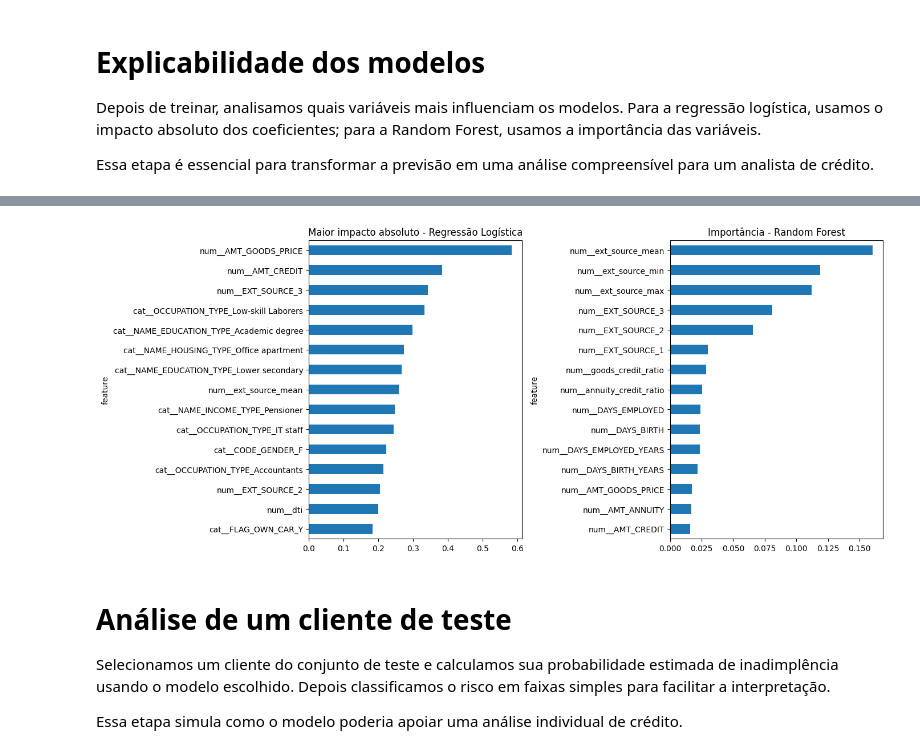
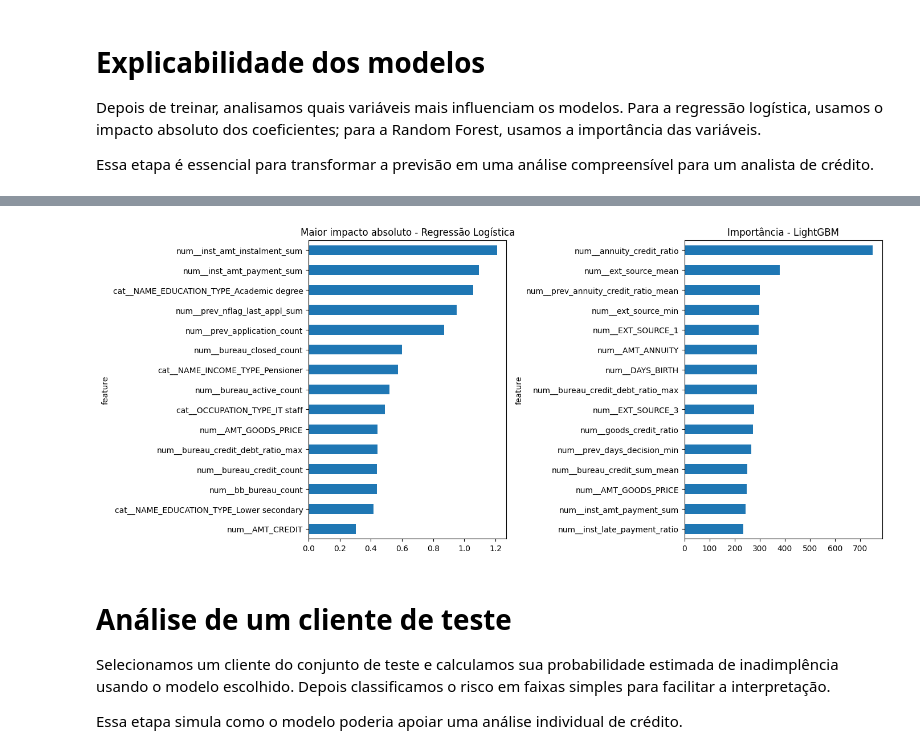
Before and after one commit to la-becca/Projects, a Jupyter notebook: Projeto_Analista_de_Credito_com_IA/Projeto_Analista_de_Crédito_com_IA.ipynb, the cells around one changed output, grey strips where cells are left out. Saved outputs shown, nothing was run; the diff lists cells and outputs as text; code cells hidden in the pictures.

Commit message:
Adiciona modelos XGBoost e LightGBM

```diff
--- a/Projeto_Analista_de_Credito_com_IA/Projeto_Analista_de_Crédito_com_IA.ipynb
+++ b/Projeto_Analista_de_Credito_com_IA/Projeto_Analista_de_Crédito_com_IA.ipynb
@@ -677,0 +814,20 @@ Pipeline(steps=[('preprocess',
+# %%
+# LightGBM
+from lightgbm import LGBMClassifier
+
+modelLGBM = Pipeline(steps=[
+    ("preprocess", preprocess_tree),
+    ("model", LGBMClassifier(
+        n_estimators=500,
+        learning_rate=0.03,
+        num_leaves=31,
+        subsample=0.8,
+        colsample_bytree=0.8,
+        class_weight="balanced",
+        random_state=42,
+        n_jobs=-1,
+        verbose=-1
+    ))
+])
+
+modelLGBM.fit(X_train, y_train)
@@ -794,25 +1016,33 @@ Essa etapa é essencial para transformar a previsão em uma análise compreensí
 # %%
 from IPython.display import display
 
-feature_names_lr = modelLR.named_steps["preprocess"].get_feature_names_out()
-feature_names_rf = modelRF.named_steps["preprocess"].get_feature_names_out()
+feature_names_escolhido = modelo_escolhido.named_steps["preprocess"].get_feature_names_out()
+estimador_escolhido = modelo_escolhido.named_steps["model"]
 
-coeficientes_lr = pd.DataFrame({
-    "feature": feature_names_lr,
-    "coeficiente_regressao_logistica": modelLR.named_steps["model"].coef_[0]
-})
-coeficientes_lr["impacto_absoluto"] = coeficientes_lr["coeficiente_regressao_logistica"].abs()
-coeficientes_lr = coeficientes_lr.sort_values("impacto_absoluto", ascending=False)
+if hasattr(modelLR.named_steps["model"], "coef_"):
+    feature_names_lr = modelLR.named_steps["preprocess"].get_feature_names_out()
+    coeficientes_lr = pd.DataFrame({
+        "feature": feature_names_lr,
+        "coeficiente_regressao_logistica": modelLR.named_steps["model"].coef_[0]
+    })
+    coeficientes_lr["impacto_absoluto"] = coeficientes_lr["coeficiente_regressao_logistica"].abs()
+    coeficientes_lr = coeficientes_lr.sort_values("impacto_absoluto", ascending=False)
+    display(coeficientes_lr.head(20))
 
-importancias_rf = pd.DataFrame({
-    "feature": feature_names_rf,
-    "importancia_random_forest": modelRF.named_steps["model"].feature_importances_
-}).sort_values("importancia_random_forest", ascending=False)
+if hasattr(estimador_escolhido, "feature_importances_"):
+    importancias_modelo = pd.DataFrame({
+        "feature": feature_names_escolhido,
+        "importancia_modelo_escolhido": estimador_escolhido.feature_importances_
+    }).sort_values("importancia_modelo_escolhido", ascending=False)
+else:
+    importancias_modelo = pd.DataFrame({
+        "feature": feature_names_escolhido,
+        "impacto_absoluto_modelo_escolhido": abs(estimador_escolhido.coef_[0])
+    }).sort_values("impacto_absoluto_modelo_escolhido", ascending=False)
 
-principais_fatores_modelo = importancias_rf.head(8)["feature"].tolist()
+principais_fatores_modelo = importancias_modelo.head(8)["feature"].tolist()
 
-display(coeficientes_lr.head(20))
-display(importancias_rf.head(20))
+display(importancias_modelo.head(20))
 
 fig, axes = plt.subplots(1, 2, figsize=(14, 6))
 
@@ -824,12 +1054,13 @@ coeficientes_lr.head(15).sort_values("impacto_absoluto").plot.barh(
     title="Maior impacto absoluto - Regressão Logística"
 )
 
-importancias_rf.head(15).sort_values("importancia_random_forest").plot.barh(
+plot_col = importancias_modelo.columns[1]
+importancias_modelo.head(15).sort_values(plot_col).plot.barh(
     x="feature",
-    y="importancia_random_forest",
+    y=plot_col,
     ax=axes[1],
     legend=False,
-    title="Importância - Random Forest"
+    title=f"Importância - {nome_modelo_escolhido}"
 )
 
 plt.tight_layout()
@@ -872,4 +1103,4 @@ plt.show()
-[figure, old version]
+[figure, new version]
 # %% [markdown]
 # Análise de um cliente de teste
 
```
Also changed, not shown: parts of 16 cells of this notebook.
